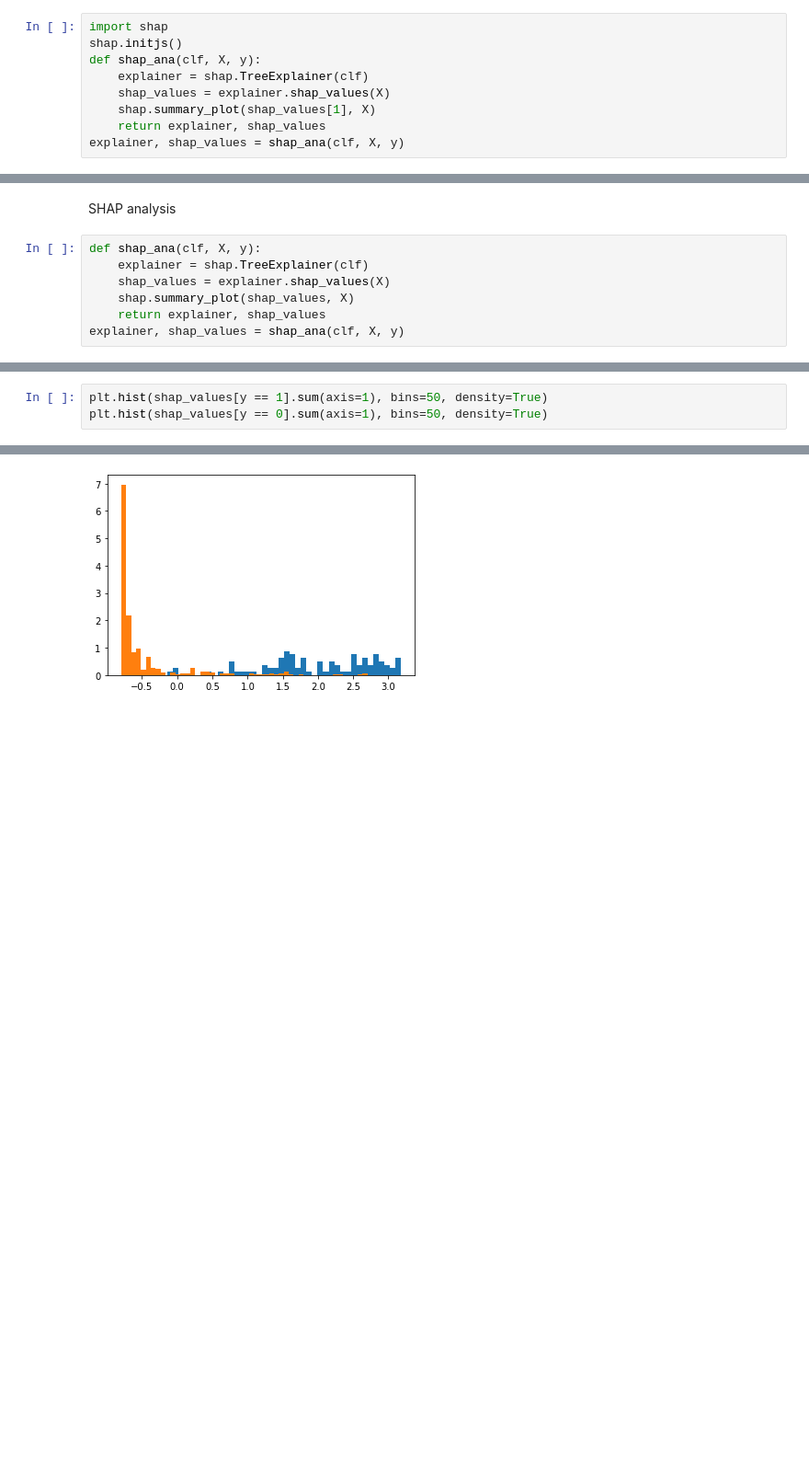
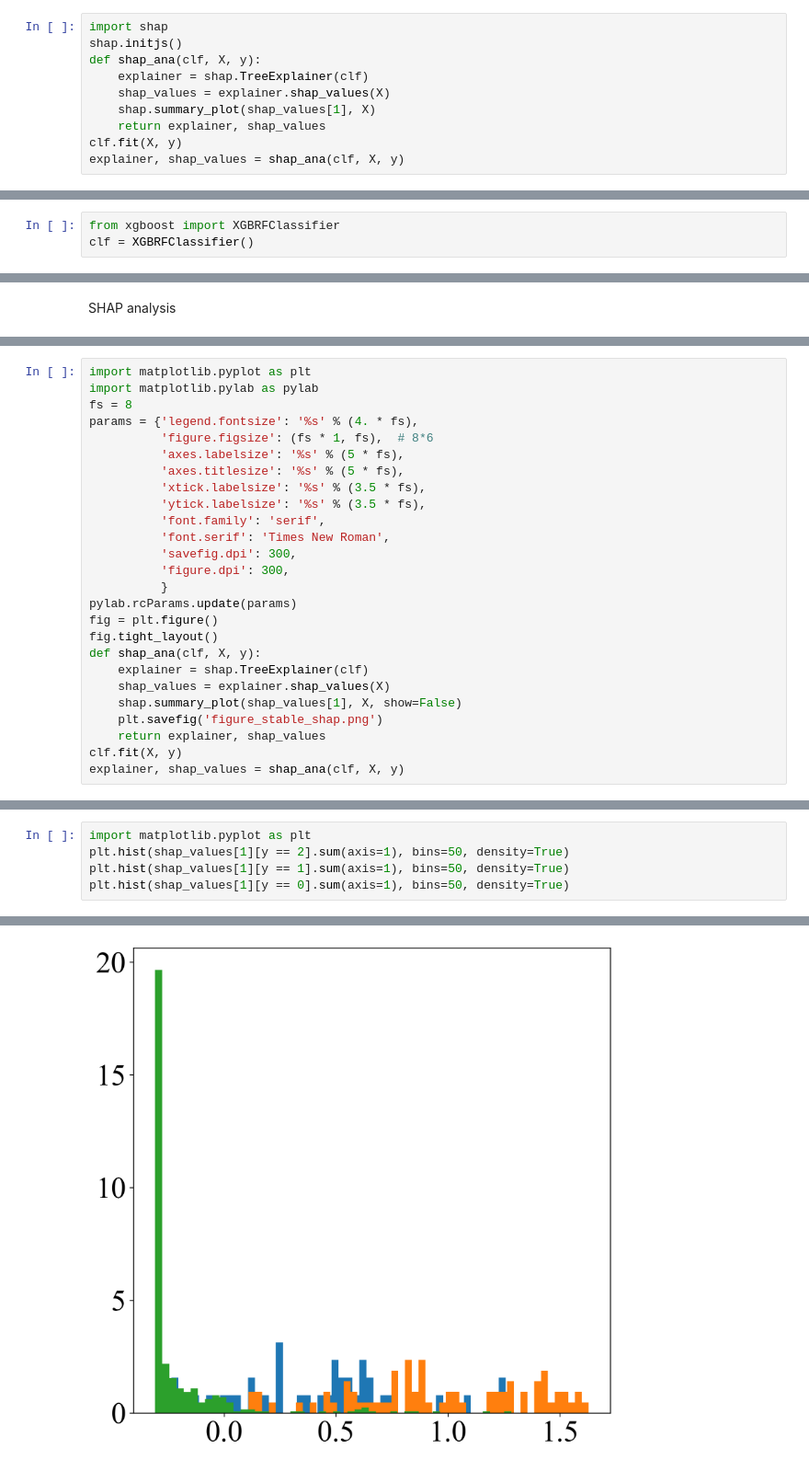
Before and after one commit to Xiangyan93/High-Entropy-Spinel, a Jupyter notebook: notebook/2.SinglePhaseClassification.ipynb, the cells around one changed output, grey strips where cells are left out. Shown at 92% size. Drawn from its saved outputs; the diff is of its cells as text; blank space fills up the shorter version.

```diff
--- a/notebook/2.SinglePhaseClassification.ipynb
+++ b/notebook/2.SinglePhaseClassification.ipynb
@@ -78,6 +75,7 @@ def shap_ana(clf, X, y):
     shap_values = explainer.shap_values(X)
     shap.summary_plot(shap_values[1], X)
     return explainer, shap_values
+clf.fit(X, y)
 explainer, shap_values = shap_ana(clf, X, y)
 # %% [output]
 [interactive output not drawn]
@@ -134 +109,4 @@ Bayesian optimization hyperparameters
+# %%
+from xgboost import XGBRFClassifier
+clf = XGBRFClassifier()
 # %%
@@ -282,9 +247,2 @@ print(np.mean(result), np.std(result))
 # %% [markdown]
 SHAP analysis
-# %%
-def shap_ana(clf, X, y):
-    explainer = shap.TreeExplainer(clf)
-    shap_values = explainer.shap_values(X)
-    shap.summary_plot(shap_values, X)
-    return explainer, shap_values
-explainer, shap_values = shap_ana(clf, X, y)
@@ -292,0 +249,26 @@ explainer, shap_values = shap_ana(clf, X, y)
+# %%
+import matplotlib.pyplot as plt
+import matplotlib.pylab as pylab
+fs = 8
+params = {'legend.fontsize': '%s' % (4. * fs),
+          'figure.figsize': (fs * 1, fs),  # 8*6
+          'axes.labelsize': '%s' % (5 * fs),
+          'axes.titlesize': '%s' % (5 * fs),
+          'xtick.labelsize': '%s' % (3.5 * fs),
+          'ytick.labelsize': '%s' % (3.5 * fs),
+          'font.family': 'serif',
+          'font.serif': 'Times New Roman',
+          'savefig.dpi': 300,
+          'figure.dpi': 300,
+          }
+pylab.rcParams.update(params)
+fig = plt.figure()
+fig.tight_layout()
+def shap_ana(clf, X, y):
+    explainer = shap.TreeExplainer(clf)
+    shap_values = explainer.shap_values(X)
+    shap.summary_plot(shap_values[1], X, show=False)
+    plt.savefig('figure_stable_shap.png')
+    return explainer, shap_values
+clf.fit(X, y)
+explainer, shap_values = shap_ana(clf, X, y)
@@ -293,4 +278,6 @@ explainer, shap_values = shap_ana(clf, X, y)
 # %%
-plt.hist(shap_values[y == 1].sum(axis=1), bins=50, density=True)
-plt.hist(shap_values[y == 0].sum(axis=1), bins=50, density=True)
+import matplotlib.pyplot as plt
+plt.hist(shap_values[1][y == 2].sum(axis=1), bins=50, density=True)
+plt.hist(shap_values[1][y == 1].sum(axis=1), bins=50, density=True)
+plt.hist(shap_values[1][y == 0].sum(axis=1), bins=50, density=True)
 # %% [output]
@@ -313,2 +300,2 @@ plt.hist(shap_values[y == 0].sum(axis=1), bins=50, density=True)
  <BarContainer object of 50 artists>)
-[figure, old version]
+[figure, new version]
```
Also changed, not shown: parts of 29 cells of this notebook, 3 other files.
